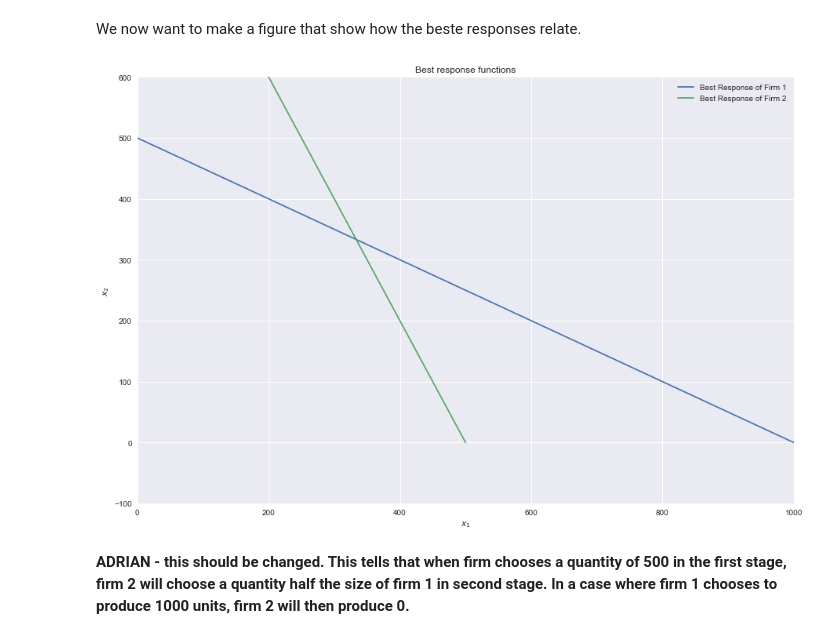
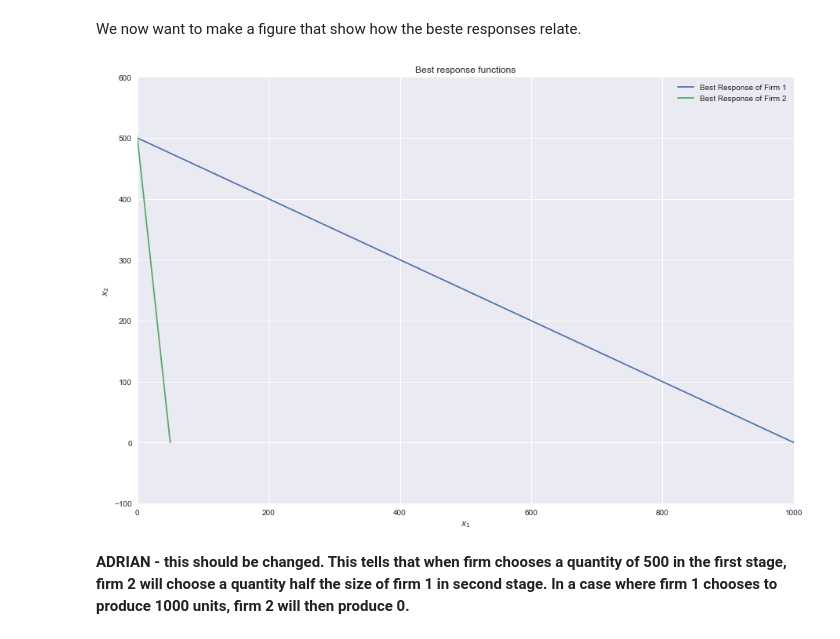
Before and after one commit to AskerNC/projects-2021-aristochats, a Jupyter notebook: modelproject/modelproject_done4.0_rework3.ipynb, the cells around one changed output. Drawn from its saved outputs; the diff is of its cells as text; code cells hidden in the pictures.

```diff
--- a/modelproject/modelproject_done4.0_rework3.ipynb
+++ b/modelproject/modelproject_done4.0_rework3.ipynb
@@ -212,29 +206,29 @@ We now want to make a figure that show how the beste responses relate.
 # %%
 #Defining the x-axis
 qu_1 = np.linspace(0, 1000, 1000)
 
 #Defining the lambda functions for our best responses functions
 BR2 = lambda qu_1 : 500 - qu_1/2
-BR1 = lambda qu_1 : 500 - qu_1/2
+BR1 = lambda qu_1 : 50 - qu_1/10
 
 #Plotting the figure
 plt.figure(figsize=(15,10))
 plt.plot(qu_1, BR2(qu_1), label = "Best Response of Firm 1")
 plt.plot(BR1(qu_1),qu_1 , label = "Best Response of Firm 2")
 plt.grid(True)
 plt.xlabel('$x_1$')
 plt.ylabel('$x_2$')
 plt.title('Best response functions')
 plt.legend()
 
 #To include a quantity of 0 for 1 firm, we set the axis like this
 plt.xlim(0,1000) # sets the x-axis
 plt.ylim(-100,600) # Sets the y-axis
 
 
 plt.show()
 # %% [output]
-[figure, old version]
+[figure, new version]
 # %% [markdown]
 **ADRIAN - this should be changed. This tells that when firm chooses a quantity of 500 in the first stage, firm 2 will choose a quantity half the size of firm 1 in second stage. In a case where firm 1 chooses to produce 1000 units, firm 2 will then produce 0.**
 # %% [markdown]
```
Also changed, not shown: parts of 1 cell of this notebook, 2 other files.
